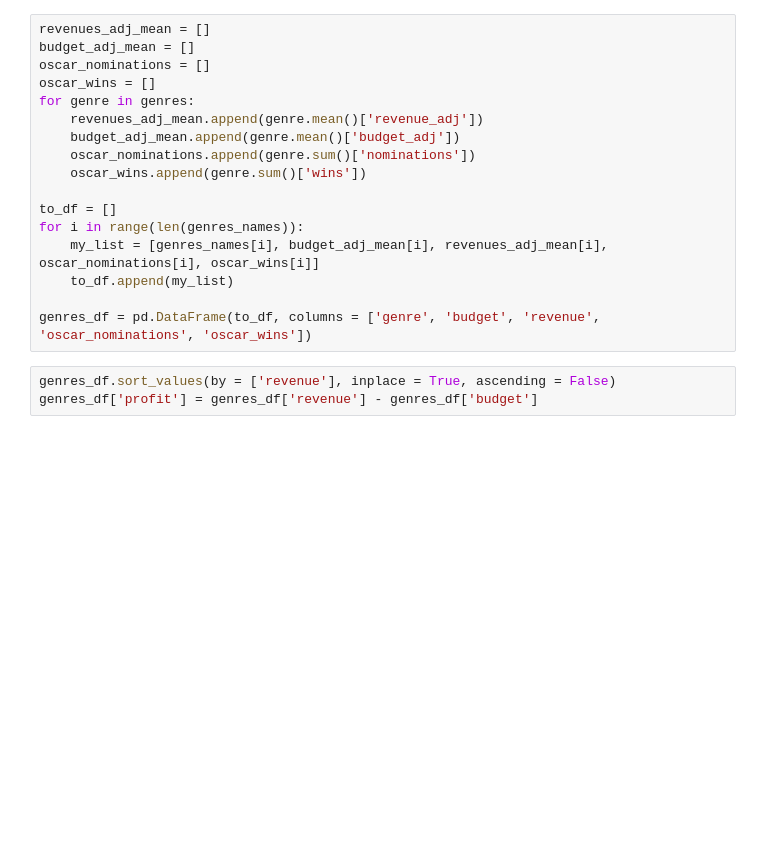
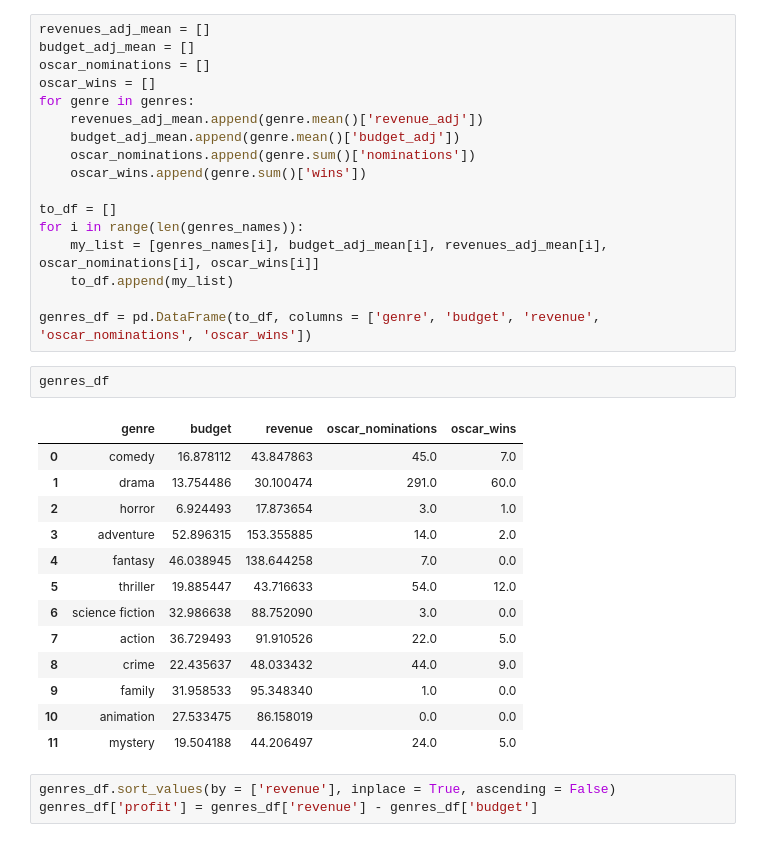
Before and after one commit to Seb-Bas/module_one_project, a Jupyter notebook: Main.ipynb, the cells around one changed output. Saved outputs shown, nothing was run; the diff lists cells and outputs as text; blank space fills up the shorter version.

```diff
--- a/Main.ipynb
+++ b/Main.ipynb
@@ -143,6 +174,22 @@ for i in range(len(genres_names)):
     to_df.append(my_list)
 
 genres_df = pd.DataFrame(to_df, columns = ['genre', 'budget', 'revenue', 'oscar_nominations', 'oscar_wins'])
+# %%
+genres_df
+# %% [output]
+|  | genre | budget | revenue | oscar_nominations | oscar_wins |
+| 0 | comedy | 16.878112 | 43.847863 | 45.0 | 7.0 |
+| 1 | drama | 13.754486 | 30.100474 | 291.0 | 60.0 |
+| 2 | horror | 6.924493 | 17.873654 | 3.0 | 1.0 |
+| 3 | adventure | 52.896315 | 153.355885 | 14.0 | 2.0 |
+| 4 | fantasy | 46.038945 | 138.644258 | 7.0 | 0.0 |
+| 5 | thriller | 19.885447 | 43.716633 | 54.0 | 12.0 |
+| 6 | science fiction | 32.986638 | 88.752090 | 3.0 | 0.0 |
+| 7 | action | 36.729493 | 91.910526 | 22.0 | 5.0 |
+| 8 | crime | 22.435637 | 48.033432 | 44.0 | 9.0 |
+| 9 | family | 31.958533 | 95.348340 | 1.0 | 0.0 |
+| 10 | animation | 27.533475 | 86.158019 | 0.0 | 0.0 |
+| 11 | mystery | 19.504188 | 44.206497 | 24.0 | 5.0 |
 # %%
 genres_df.sort_values(by = ['revenue'], inplace = True, ascending = False)
 genres_df['profit'] = genres_df['revenue'] - genres_df['budget']
```
Also changed, not shown: parts of 25 cells of this notebook.
